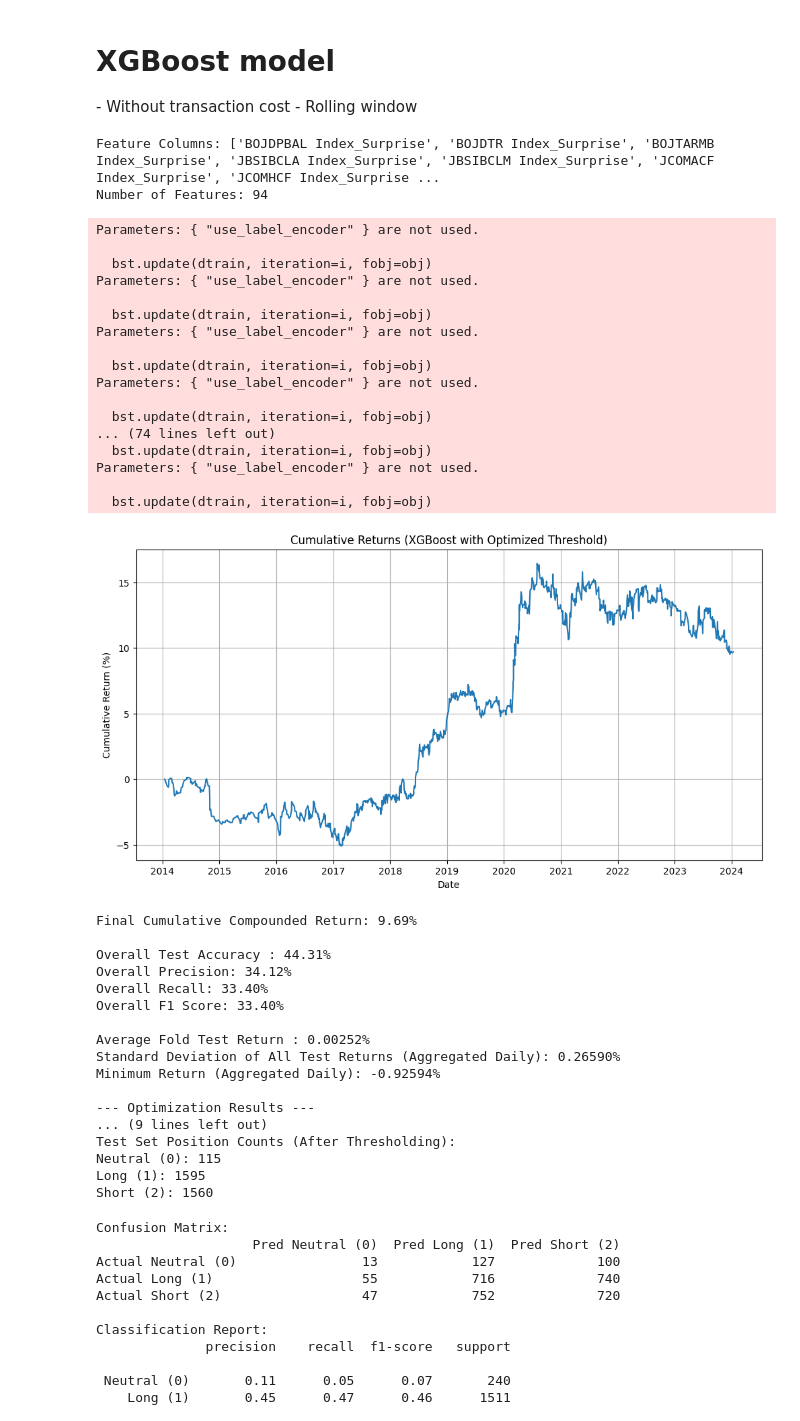
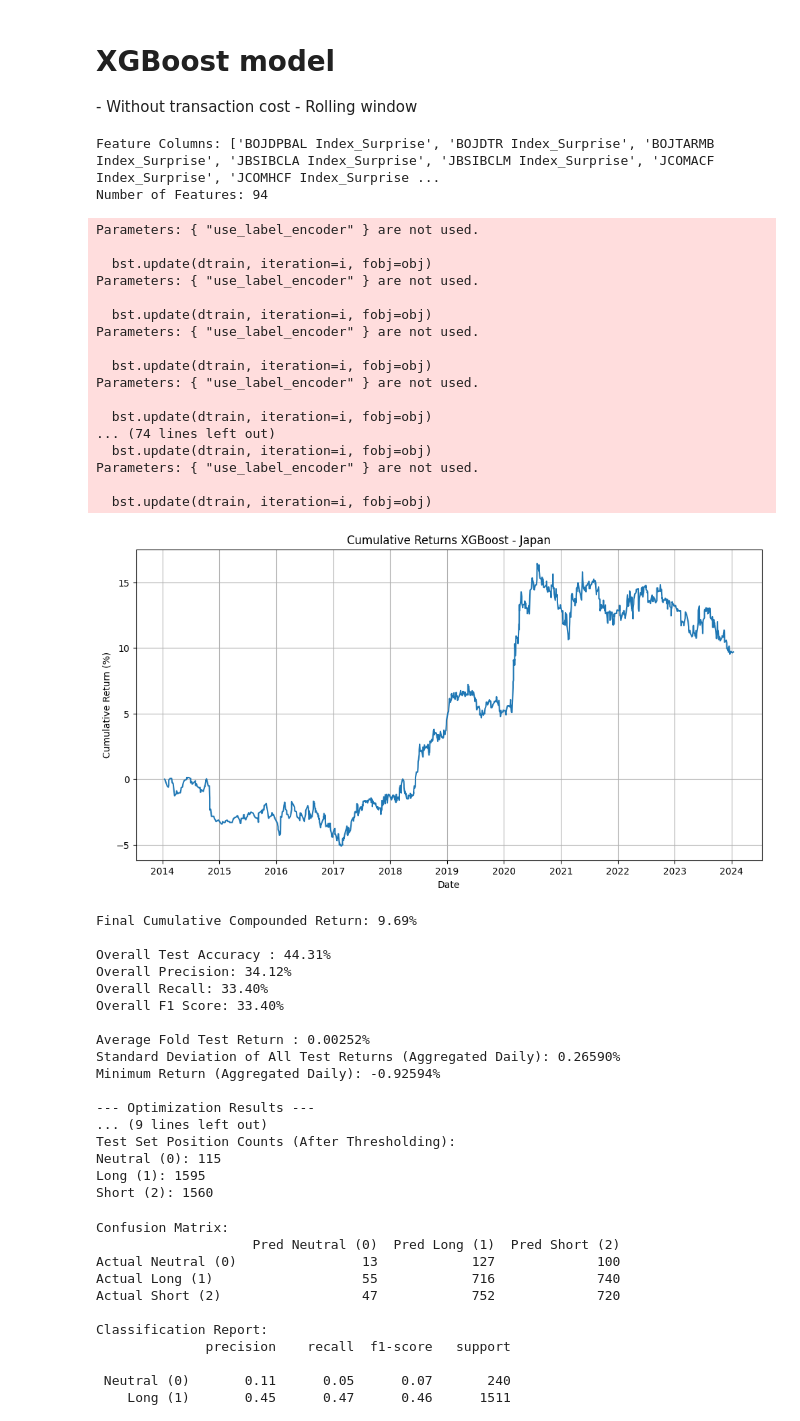
Before and after one commit to 513609/Japan, a Jupyter notebook: JP Final 2.0 - WO TC.ipynb, the cells around one changed output. Drawn from its saved outputs; the diff is of its cells as text; code cells hidden in the pictures.

```diff
--- a/JP Final 2.0 - WO TC.ipynb
+++ b/JP Final 2.0 - WO TC.ipynb
@@ -741,7 +741,7 @@ if all_test_returns:
 
     plt.figure(figsize=(12, 6))
     plt.plot(all_dates, cumulative_returns * 100)
-    plt.title('Cumulative Returns (XGBoost with Optimized Threshold)')
+    plt.title('Cumulative Returns XGBoost - Japan')
     plt.xlabel('Date')
     plt.ylabel('Cumulative Return (%)')
     plt.grid(True)
@@ -767,34 +767,34 @@ if all_test_returns:
     print(pd.Series(best_thresholds_list).value_counts())
 
     print("\nTest Set Position Counts (After Thresholding):")
     counts = pd.Series(all_test_preds).value_counts().sort_index()
     print(f"Neutral (0): {counts.get(0, 0)}")
     print(f"Long (1): {counts.get(1, 0)}")
     print(f"Short (2): {counts.get(2, 0)}")
 
 else:
     print("No valid test periods found")
 # %% [output]
 Feature Columns: ['BOJDPBAL Index_Surprise', 'BOJDTR Index_Surprise', 'BOJTARMB Index_Surprise', 'JBSIBCLA Index_Surprise', 'JBSIBCLM Index_Surprise', 'JCOMACF Index_Surprise', 'JCOMHCF Index_Surprise ...
 Number of Features: 94
 Parameters: { "use_label_encoder" } are not used.
 
   bst.update(dtrain, iteration=i, fobj=obj)
 Parameters: { "use_label_encoder" } are not used.
 
   bst.update(dtrain, iteration=i, fobj=obj)
 Parameters: { "use_label_encoder" } are not used.
 
   bst.update(dtrain, iteration=i, fobj=obj)
 Parameters: { "use_label_encoder" } are not used.
 
   bst.update(dtrain, iteration=i, fobj=obj)
 ... (74 lines left out)
   bst.update(dtrain, iteration=i, fobj=obj)
 Parameters: { "use_label_encoder" } are not used.
 
   bst.update(dtrain, iteration=i, fobj=obj)
-[figure, old version]
+[figure, new version]
 Final Cumulative Compounded Return: 9.69%
 
 Overall Test Accuracy : 44.31%
```
Also changed, not shown: parts of 4 cells of this notebook, 2 other files.
